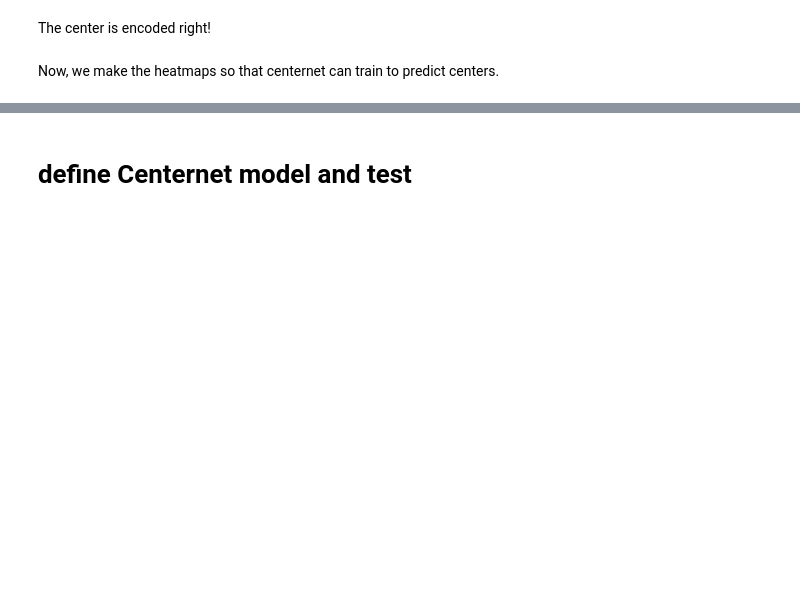
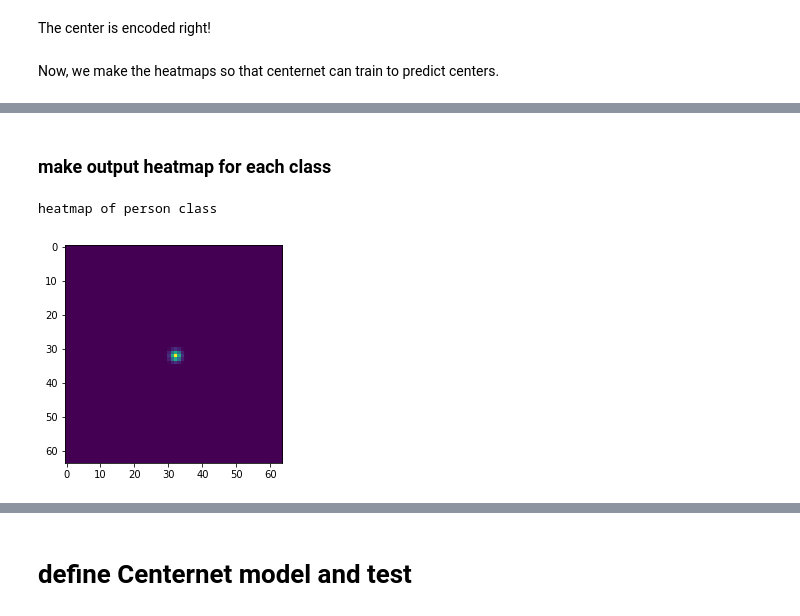
Before and after one commit to kentaroy47/centernet-from-scratch.pytorch, a Jupyter notebook: train_centernet.ipynb, the cells around one changed output, grey strips where cells are left out. Saved outputs shown, nothing was run; the diff lists cells and outputs as text; code cells hidden in the pictures; blank space fills up the shorter version.

```diff
--- a/train_centernet.ipynb
+++ b/train_centernet.ipynb
@@ -150,0 +170,25 @@ Now, we make the heatmaps so that centernet can train to predict centers.
+# %% [markdown]
+### make output heatmap for each class
+# %%
+hm = np.zeros([num_class, input_size//MODEL_SCALE, input_size//MODEL_SCALE])
+
+# show targets
+target = np.asarray(targets)
+# convert targets to its center.
+center = np.asarray([np.mean(np.asarray([target[:,2],target[:,0]]), axis=0).T, \
+                     np.mean(np.asarray([target[:,3],target[:,1]]), axis=0).T, target[:,4].astype(int)]).T
+
+# make a center point
+# try gaussian points.
+for c in center:
+    mask = hm[int(c[2]), :, :]
+    mask = draw_msra_gaussian(mask, [int(c[0]*input_size)//MODEL_SCALE, int(c[1]*input_size)//MODEL_SCALE])
+    hm[int(c[2]), :, :] = mask
+
+# plot and confirm if its working
+print("heatmap of person class")
+plt.imshow(hm[14])
+plt.show()
+# %% [output]
+heatmap of person class
+[figure, added]
```
Also changed, not shown: parts of 32 cells of this notebook, 3 other files.
